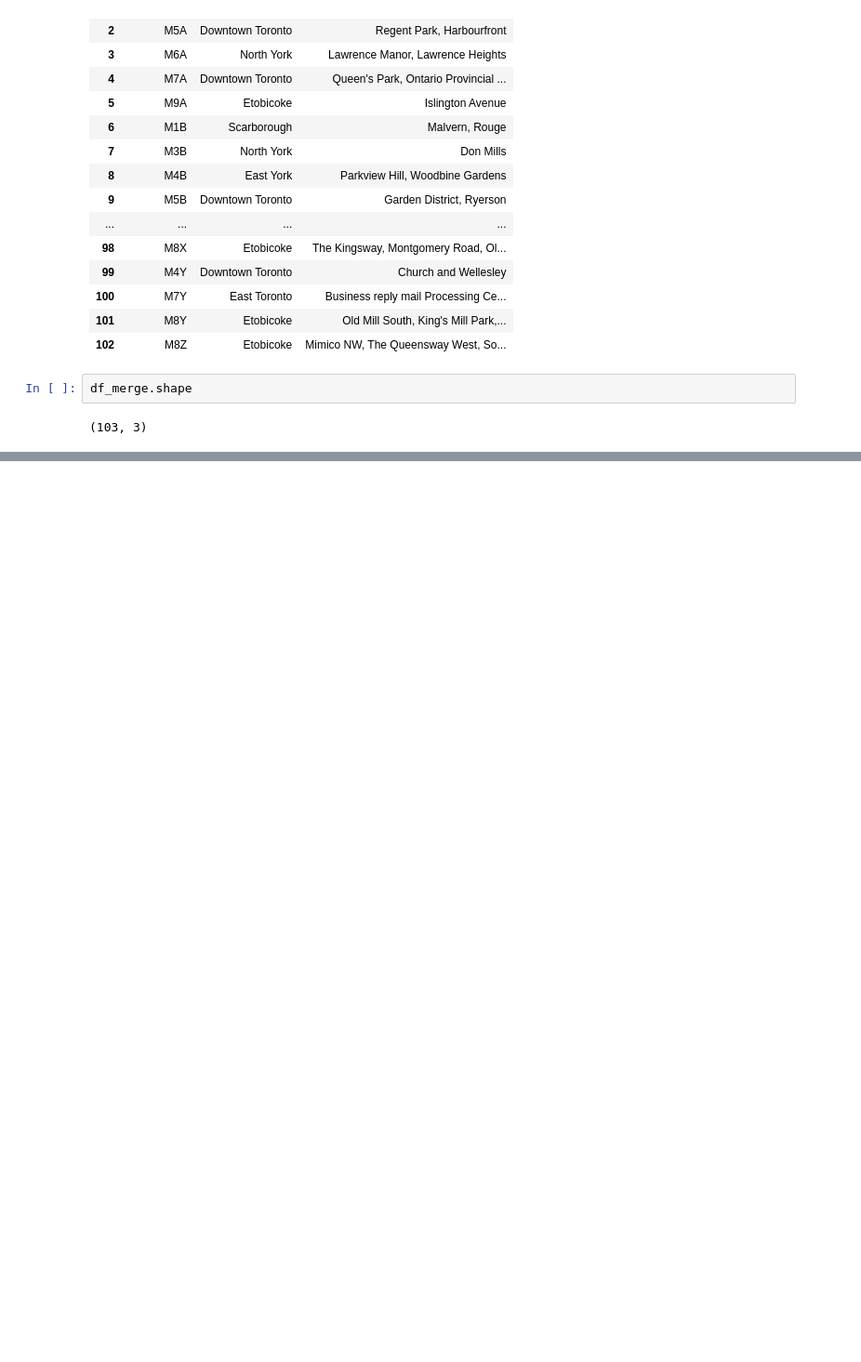
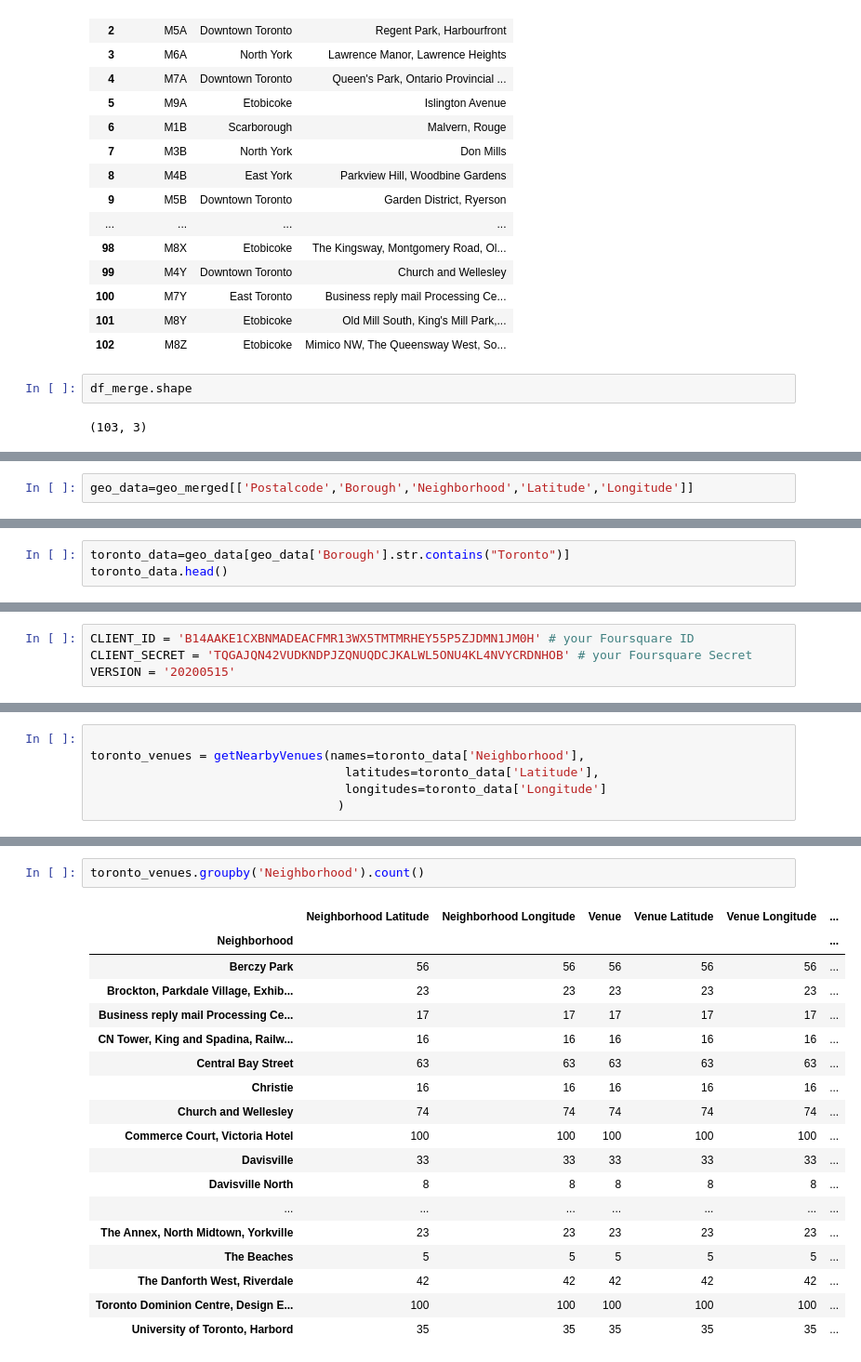
Before and after one commit to nielsrr/niels, a Jupyter notebook: Niels' capstone.ipynb, the cells around one changed output, grey strips where cells are left out. Shown: that part at 93% size. Cells and saved outputs as stored; diff of their text form; blank space fills up the shorter version.

```diff
--- a/Niels' capstone.ipynb
+++ b/Niels' capstone.ipynb
@@ -80,0 +105,2 @@ df_merge.shape
+# %%
+geo_data=geo_merged[['Postalcode','Borough','Neighborhood','Latitude','Longitude']]
@@ -80,0 +165,3 @@ df_merge.shape
+# %%
+toronto_data=geo_data[geo_data['Borough'].str.contains("Toronto")]
+toronto_data.head()
@@ -80,0 +175,4 @@ df_merge.shape
+# %%
+CLIENT_ID = 'B14AAKE1CXBNMADEACFMR13WX5TMTMRHEY55P5ZJDMN1JM0H' # your Foursquare ID
+CLIENT_SECRET = 'TQGAJQN42VUDKNDPJZQNUQDCJKALWL5ONU4KL4NVYCRDNHOB' # your Foursquare Secret
+VERSION = '20200515'
@@ -80,0 +221,6 @@ df_merge.shape
+# %%
+
+toronto_venues = getNearbyVenues(names=toronto_data['Neighborhood'],
+                                   latitudes=toronto_data['Latitude'],
+                                   longitudes=toronto_data['Longitude']
+                                  )
@@ -80,0 +254,21 @@ df_merge.shape
+# %%
+toronto_venues.groupby('Neighborhood').count()
+# %% [output]
+|  | Neighborhood Latitude | Neighborhood Longitude | Venue | Venue Latitude | Venue Longitude | ... |
+| Neighborhood |  |  |  |  |  | ... |
+| Berczy Park | 56 | 56 | 56 | 56 | 56 | ... |
+| Brockton, Parkdale Village, Exhib... | 23 | 23 | 23 | 23 | 23 | ... |
+| Business reply mail Processing Ce... | 17 | 17 | 17 | 17 | 17 | ... |
+| CN Tower, King and Spadina, Railw... | 16 | 16 | 16 | 16 | 16 | ... |
+| Central Bay Street | 63 | 63 | 63 | 63 | 63 | ... |
+| Christie | 16 | 16 | 16 | 16 | 16 | ... |
+| Church and Wellesley | 74 | 74 | 74 | 74 | 74 | ... |
+| Commerce Court, Victoria Hotel | 100 | 100 | 100 | 100 | 100 | ... |
+| Davisville | 33 | 33 | 33 | 33 | 33 | ... |
+| Davisville North | 8 | 8 | 8 | 8 | 8 | ... |
+| ... | ... | ... | ... | ... | ... | ... |
+| The Annex, North Midtown, Yorkville | 23 | 23 | 23 | 23 | 23 | ... |
+| The Beaches | 5 | 5 | 5 | 5 | 5 | ... |
+| The Danforth West, Riverdale | 42 | 42 | 42 | 42 | 42 | ... |
+| Toronto Dominion Centre, Design E... | 100 | 100 | 100 | 100 | 100 | ... |
+| University of Toronto, Harbord | 35 | 35 | 35 | 35 | 35 | ... |
```
Also changed, not shown: parts of 27 cells of this notebook.
